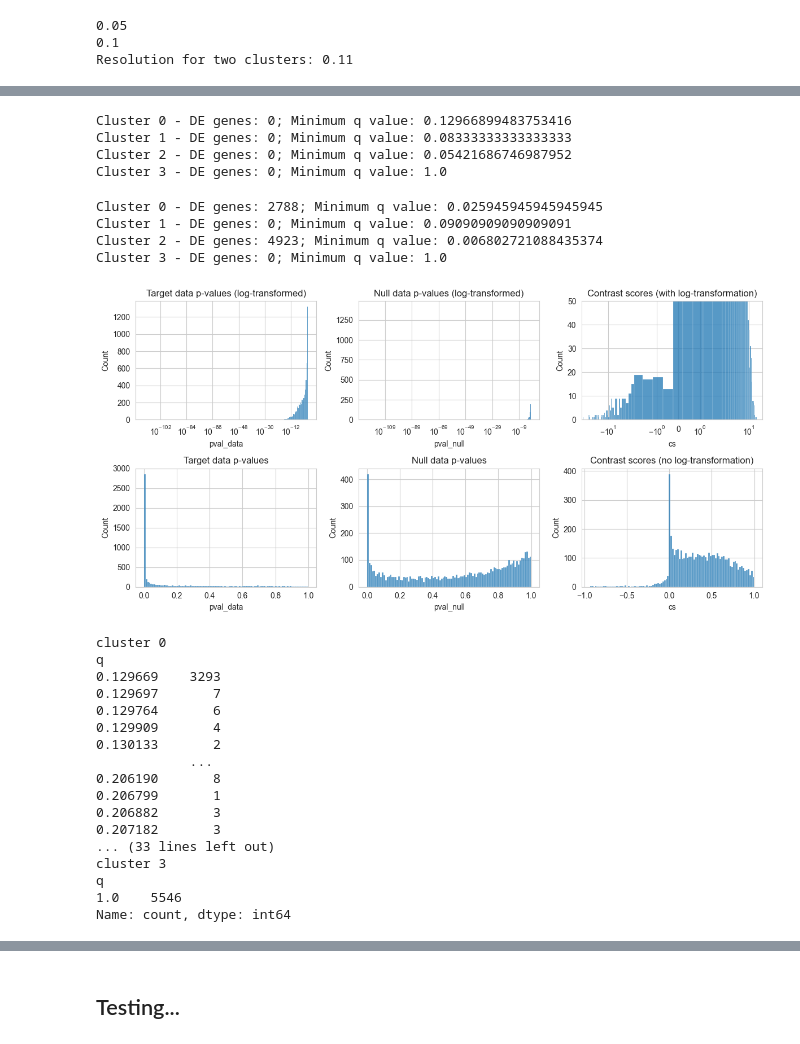
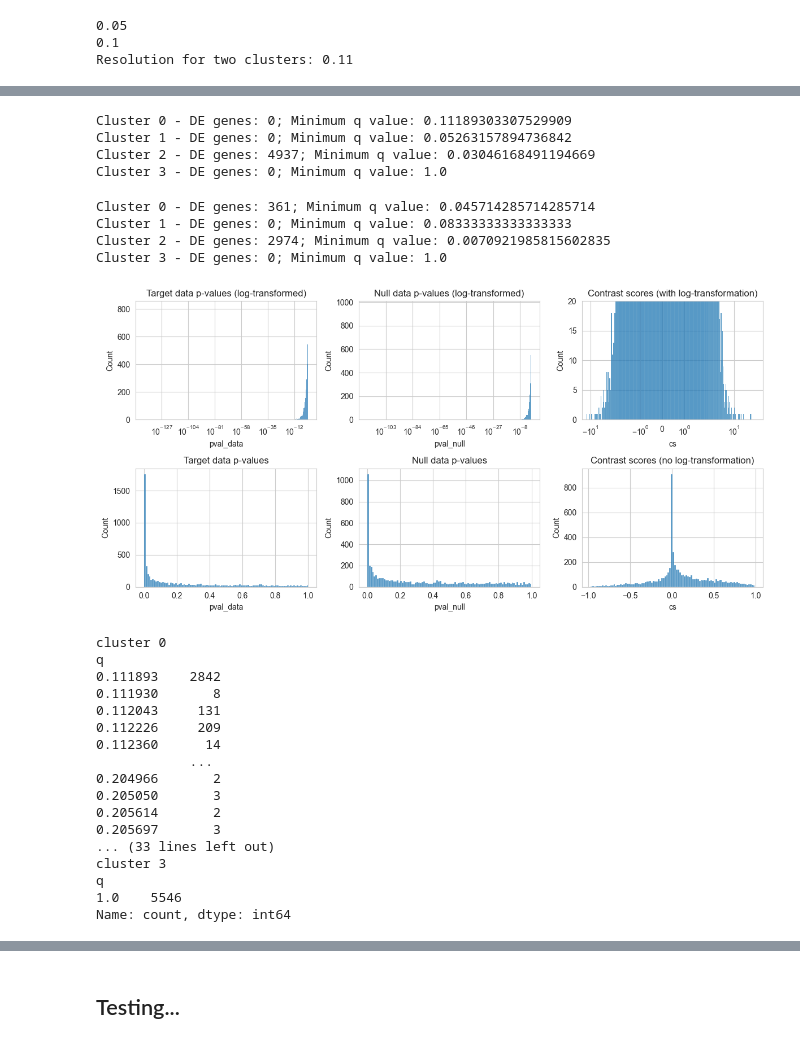
Before and after one commit to bio-datascience/BacSC, a Jupyter notebook: analysis/P_aero_S2S3/S3_cluster_analysis.ipynb, the cells around one changed output, grey strips where cells are left out. Saved outputs shown, nothing was run; the diff lists cells and outputs as text; code cells hidden in the pictures.

Commit message:
final checks before runs on cluster

```diff
--- a/analysis/P_aero_S2S3/S3_cluster_analysis.ipynb
+++ b/analysis/P_aero_S2S3/S3_cluster_analysis.ipynb
@@ -278,10 +287,11 @@ plt.show()
 # %%
 # data_null_gen.write("../../data/MOBA_scRNAseq/outs_S3/S3_null_data_opt.h5ad")
 # %%
+from scipy.stats import mannwhitneyu
 X_null_gen_0 = data_null_gen.X[data_null_gen.obs["leiden"] == "0"]
 X_null_gen_1 = data_null_gen.X[data_null_gen.obs["leiden"] != "0"]
 
-pval_null_gen = pd.DataFrame({"pval_null": ranksums(X_null_gen_0, X_null_gen_1, alternative="two-sided").pvalue}, index=data_null_gen.var.index)
+pval_null_gen = pd.DataFrame({"pval_null": mannwhitneyu(X_null_gen_0, X_null_gen_1, alternative="two-sided", method="asymptotic").pvalue}, index=data_null_gen.var.index)
 
 clusters = data_gene.obs["leiden_opt"].unique()
 # %%
@@ -293,7 +303,7 @@ fdr = 0.05
 for c in clusters:
     X_data_0 = data_gene_nonzero.X[data_gene_nonzero.obs["leiden_opt"] == c].copy()
     X_data_1 = data_gene_nonzero.X[data_gene_nonzero.obs["leiden_opt"] != c].copy()
-    p_data = pd.DataFrame({"pval_data": ranksums(X_data_0, X_data_1, alternative="two-sided").pvalue}, index=data_gene_nonzero.var.index)
+    p_data = pd.DataFrame({"pval_data": mannwhitneyu(X_data_0, X_data_1, alternative="two-sided", method="asymptotic").pvalue}, index=data_gene_nonzero.var.index)
     DE_TU, pval_TU = cd.call_de(p_data, pval_null_gen, FDR=fdr, correct=False, nlog=True)
     data_gene_nonzero.var[f"pval_cluster_{c}_gen"] = pval_TU["pval_data"]
     data_gene_nonzero.var[f"q_cluster_{c}_gen"] = pval_TU["q"]
@@ -303,9 +313,9 @@ for c in clusters:
     pvals_log_gen[c] = pval_TU
     print(f"Cluster {c} - DE genes: {len(DEs_log_gen[c])}; Minimum q value: {np.min(pvals_log_gen[c]['q'])}")
 # %% [output]
-Cluster 0 - DE genes: 0; Minimum q value: 0.12966899483753416
-Cluster 1 - DE genes: 0; Minimum q value: 0.08333333333333333
-Cluster 2 - DE genes: 0; Minimum q value: 0.05421686746987952
+Cluster 0 - DE genes: 0; Minimum q value: 0.11189303307529909
+Cluster 1 - DE genes: 0; Minimum q value: 0.05263157894736842
+Cluster 2 - DE genes: 4937; Minimum q value: 0.03046168491194669
 Cluster 3 - DE genes: 0; Minimum q value: 1.0
 # %%
 DEs_gen = {}
@@ -315,7 +325,7 @@ fdr = 0.05
 for c in clusters:
     X_data_0 = data_gene_nonzero.X[data_gene_nonzero.obs["leiden_opt"] == c].copy()
     X_data_1 = data_gene_nonzero.X[data_gene_nonzero.obs["leiden_opt"] != c].copy()
-    p_data = pd.DataFrame({"pval_data": ranksums(X_data_0, X_data_1, alternative="two-sided").pvalue}, index=data_gene_nonzero.var.index)
+    p_data = pd.DataFrame({"pval_data": mannwhitneyu(X_data_0, X_data_1, alternative="two-sided", method="asymptotic").pvalue}, index=data_gene_nonzero.var.index)
     DE_TU, pval_TU = cd.call_de(p_data, pval_null_gen, FDR=fdr, correct=False, nlog=False)
     data_gene_nonzero.var[f"pval_cluster_{c}_gen"] = pval_TU["pval_data"]
     data_gene_nonzero.var[f"q_cluster_{c}_gen"] = pval_TU["q"]
@@ -325,36 +335,38 @@ for c in clusters:
     pvals_gen[c] = pval_TU
     print(f"Cluster {c} - DE genes: {len(DEs_gen[c])}; Minimum q value: {np.min(pvals_gen[c]['q'])}")
 # %% [output]
-Cluster 0 - DE genes: 2788; Minimum q value: 0.025945945945945945
-Cluster 1 - DE genes: 0; Minimum q value: 0.09090909090909091
-Cluster 2 - DE genes: 4923; Minimum q value: 0.006802721088435374
+Cluster 0 - DE genes: 361; Minimum q value: 0.045714285714285714
+Cluster 1 - DE genes: 0; Minimum q value: 0.08333333333333333
+Cluster 2 - DE genes: 2974; Minimum q value: 0.0070921985815602835
 Cluster 3 - DE genes: 0; Minimum q value: 1.0
 # %%
-c = "2"
+c = "1"
 
 fig, ax = plt.subplots(2, 3, figsize=(12,6))
 sns.histplot(pvals_log_gen[c], x="pval_data", ax=ax[0,0], log_scale=True)
 ax[0,0].set_title("Target data p-values (log-transformed)")
 sns.histplot(pvals_log_gen[c], x="pval_null", ax=ax[0,1], log_scale=True)
 ax[0,1].set_title("Null data p-values (log-transformed)")
 
 sns.histplot(pvals_log_gen[c], x="cs", ax=ax[0,2])
 ax[0,2].set_title("Contrast scores (with log-transformation)")
-ax[0,2].set(xscale="symlog", ylim=(0, 50))
+ax[0,2].set(xscale="symlog",
+            ylim=(0, 20)
+            )
 
 sns.histplot(pvals_gen[c], x="pval_data", ax=ax[1,0], bins=100)
 ax[1,0].set_title("Target data p-values")
 sns.histplot(pvals_gen[c], x="pval_null", ax=ax[1,1], bins=100)
 ax[1,1].set_title("Null data p-values")
 
 sns.histplot(pvals_gen[c], x="cs", ax=ax[1,2], bins=100)
 ax[1,2].set_title("Contrast scores (no log-transformation)")
 
 
 plt.tight_layout()
 plt.show()
 # %% [output]
-[figure, old version]
+[figure, new version]
 # %%
 for c in clusters:
     print(f"cluster {c}")
@@ -363,16 +375,16 @@ for c in clusters:
 # %% [output]
 cluster 0
 q
-0.129669    3293
-0.129697       7
-0.129764       6
-0.129909       4
-0.130133       2
+0.111893    2842
+0.111930       8
+0.112043     131
+0.112226     209
+0.112360      14
             ...
-0.206190       8
-0.206799       1
-0.206882       3
-0.207182       3
+0.204966       2
+0.205050       3
+0.205614       2
+0.205697       3
 ... (33 lines left out)
 cluster 3
 q
```
Also changed, not shown: parts of 14 cells of this notebook, 3 other files.
